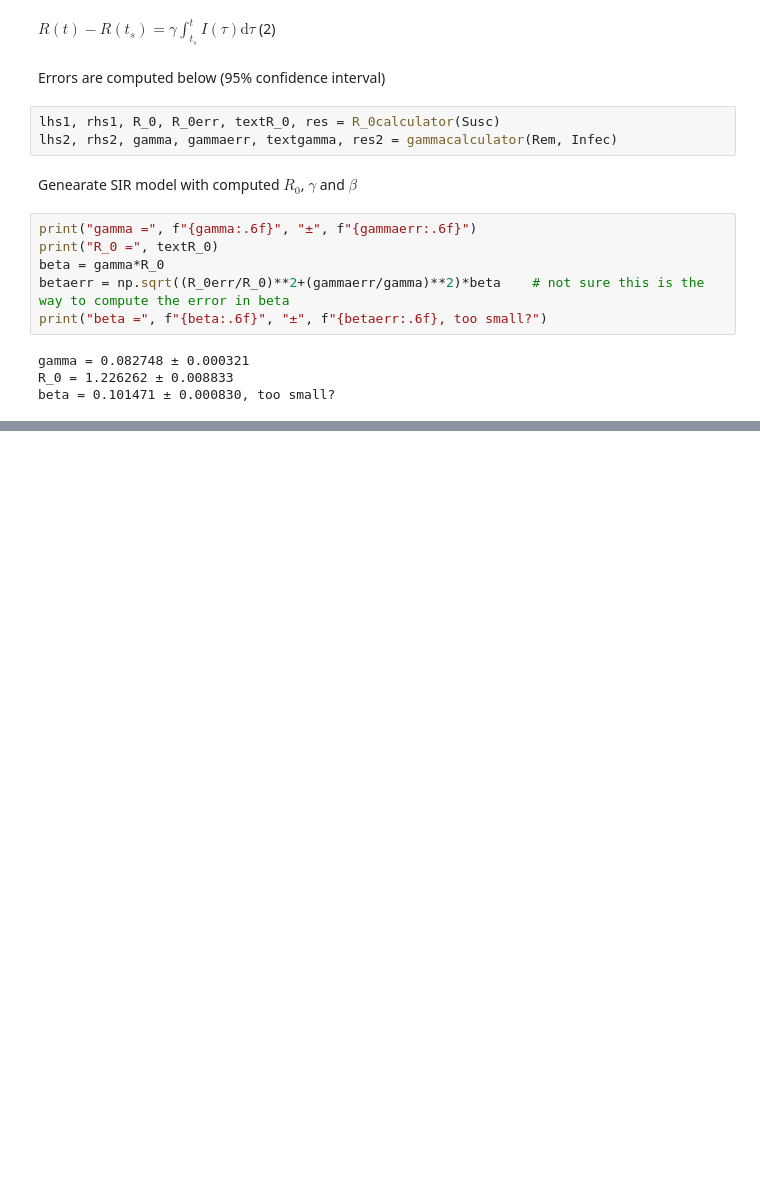
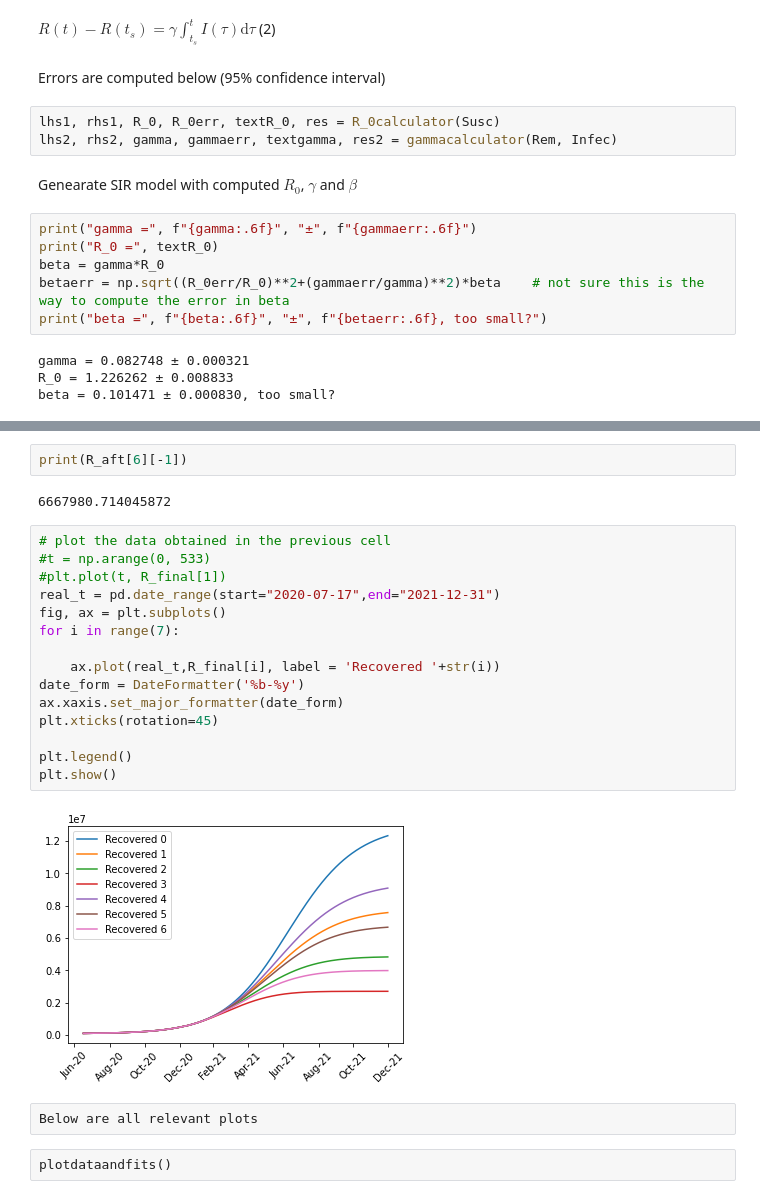
Before and after one commit to PoldeDalmau/SIR_COVID, a Jupyter notebook: Example_Canada.ipynb, the cells around one changed output, grey strips where cells are left out. Cells and saved outputs as stored; diff of their text form; blank space fills up the shorter version.

Commit message:
Updated code to plot Canada data with vaccinations

```diff
--- a/Example_Canada.ipynb
+++ b/Example_Canada.ipynb
@@ -81,0 +110,25 @@ plotdataandfits()
+# %%
+print(R_aft[6][-1])
+# %% [output]
+6667980.714045872
+# %%
+# plot the data obtained in the previous cell
+#t = np.arange(0, 533)
+#plt.plot(t, R_final[1])
+real_t = pd.date_range(start="2020-07-17",end="2021-12-31")
+fig, ax = plt.subplots()
+for i in range(7):
+
+    ax.plot(real_t,R_final[i], label = 'Recovered '+str(i))
+date_form = DateFormatter('%b-%y')
+ax.xaxis.set_major_formatter(date_form)
+plt.xticks(rotation=45)
+
+plt.legend()
+plt.show()
+# %% [output]
+[figure, added]
+# %% [raw]
+Below are all relevant plots
+# %% [raw]
+plotdataandfits()
```
Also changed, not shown: parts of 5 cells of this notebook, 1 other file.
